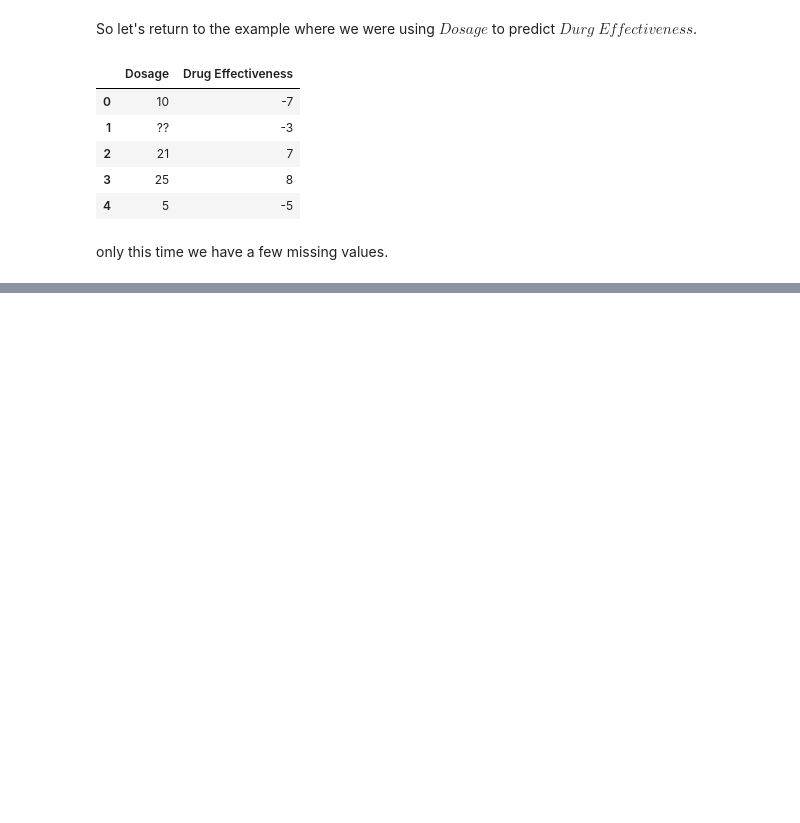
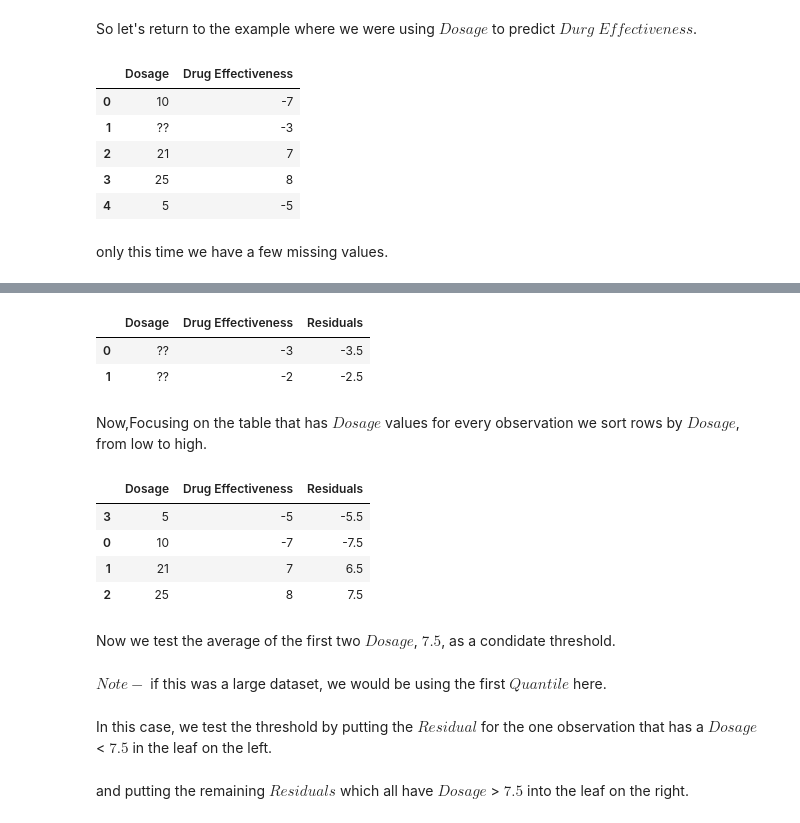
Before and after one commit to rahul6796/XGBoost-For-Regression, a Jupyter notebook: XGBoost optimization on large datasets.ipynb, the cells around one changed output, grey strips where cells are left out. Drawn from its saved outputs; the diff is of its cells as text; code cells hidden in the pictures; blank space fills up the shorter version.

```diff
--- a/XGBoost optimization on large datasets.ipynb
+++ b/XGBoost optimization on large datasets.ipynb
@@ -360,0 +412,18 @@ only this time we have a few missing values.
+# %%
+data6.head()
+# %% [output]
+|  | Dosage | Drug Effectiveness | Residuals |
+| 0 | ?? | -3 | -3.5 |
+| 1 | ?? | -2 | -2.5 |
+# %% [markdown]
+Now,Focusing on the table that has $Dosage$ values for every observation we sort rows by $Dosage$, from low to high.
+# %%
+data5.sort_values(['Dosage'],axis=0)
+# %% [output]
+|  | Dosage | Drug Effectiveness | Residuals |
+| 3 | 5 | -5 | -5.5 |
+| 0 | 10 | -7 | -7.5 |
+| 1 | 21 | 7 | 6.5 |
+| 2 | 25 | 8 | 7.5 |
+# %% [markdown]
+Now we test the average of the first two $Dosage$, $7.5$, as a condidate threshold.
@@ -360,0 +432,6 @@ only this time we have a few missing values.
+# %% [markdown]
+$Note-$ if this was a large dataset, we would be using the first $Quantile$ here.
+# %% [markdown]
+In this case, we test the threshold by putting the $Residual$ for the one observation that has a $Dosage$ < $7.5$ in the leaf on the left.
+# %% [markdown]
+and putting the remaining $Residuals$ which all have $Dosage$ > $7.5$ into the leaf on the right.
```
Also changed, not shown: parts of 49 cells of this notebook.
